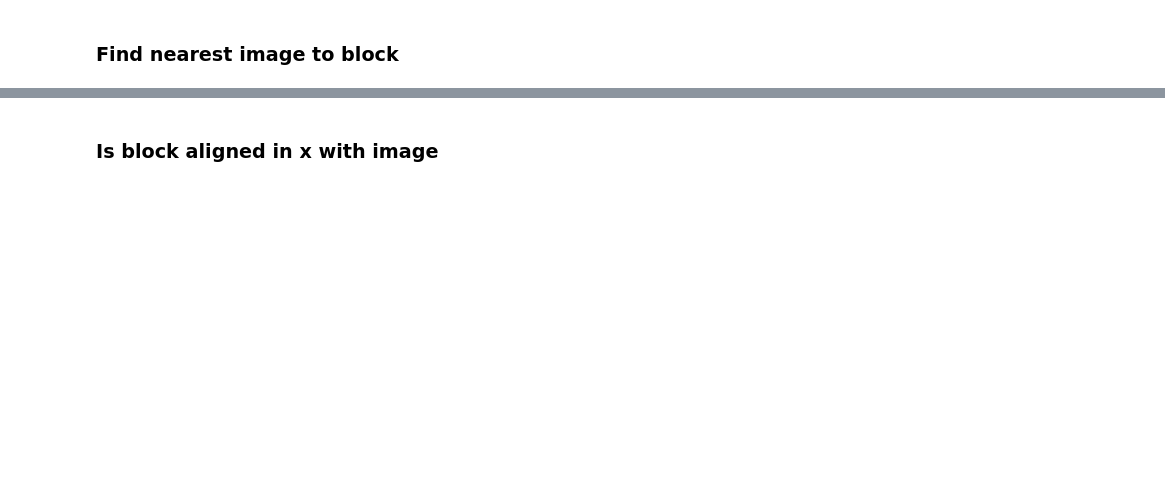
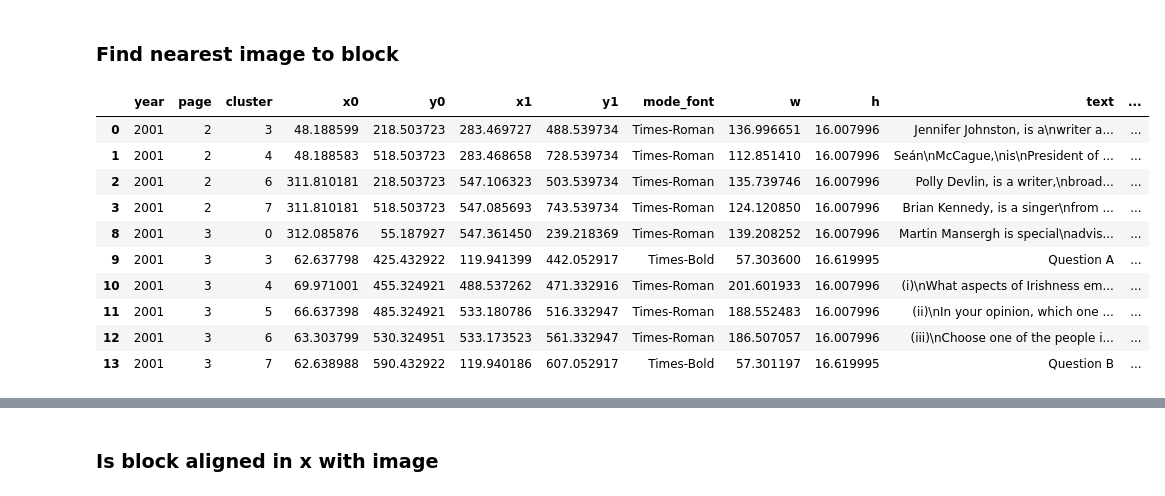
Before and after one commit to DSP-Tan/ogham-cloud, a Jupyter notebook: pdf_scraper/labelling/interactive_caption_label.ipynb, the cells around one changed output, grey strips where cells are left out. Saved outputs shown, nothing was run; the diff lists cells and outputs as text; code cells hidden in the pictures; blank space fills up the shorter version.

```diff
--- a/pdf_scraper/labelling/interactive_caption_label.ipynb
+++ b/pdf_scraper/labelling/interactive_caption_label.ipynb
@@ -194,10 +234,19 @@ agg_dict = {
     "text": lambda x: "\n".join(x.astype(str)),
     #"text": text_func,
     "font_size": "median",
-    "category": lambda x: x.mode().iat[0] if not x.mode().empty else None,
+    "category": lambda x: x.mode().iat[0] if not x.mode().empty else None
 }
 
-block_df =df.groupby(["year","page","cluster"]).agg(agg_dict).reset_index()
+new_col_aggs = {
+    "n_lines": ("x0", "count")
+}
+
+block_df            = df.groupby(["year","page","cluster"]).agg(agg_dict).reset_index()
+block_df["n_lines"] = df.groupby(["year","page","cluster"]).agg(n_lines=("x0","count")).values
+
+
+text_block_df  = block_df[block_df.category !="image"].copy()
+image_block_df = block_df[block_df.category =="image"].copy()
 # %%
 block_df.loc[(block_df.category=="image"), "h"]  = block_df[block_df.category=="image"].y1 - block_df.loc[block_df.category=="image"].y0
 block_df.loc[(block_df.category=="image"), "w"]  = block_df[block_df.category=="image"].x1 - block_df.loc[block_df.category=="image"].x0
@@ -234,19 +306,38 @@ bbox   = row.x0, row.y0, row.x1, row.y1
 img_df = block_df[(block_df.category=="image") & (block_df.year==year) & (block_df.page==page)].copy()
 
 img_df["dx"] =img_df.apply( lambda x: bbox_horiz_dist(bbox, (x.x0, x.y0, x.x1, x.y1) ), axis=1)
-img_df[img_df.dx==0].index
+indices = img_df[img_df.dx==0].index
+indices.shape[0]
 # %%
 def get_overlapping_image_indices(row, block_df):
     """
     Note: These images must be from the same year as the bbox.
     """
-    year   = row.year
-    page   = row.page
+    row_year  = (block_df.year == row.year)
+    row_page  = (block_df.page == row.page)
+    is_image  = (block_df.category=="image")
+
     bbox   = row.x0, row.y0, row.x1, row.y1
-    img_df = block_df[(block_df.category=="image") & (block_df.year==year) & (block_df.page==page)].copy()
+    img_df = block_df[ is_image & row_page & row_year ].copy()
 
     img_df["dx"] = img_df.apply( lambda x: bbox_horiz_dist(bbox, (x.x0, x.y0, x.x1, x.y1) ) , axis=1)
     indices = img_df[img_df.dx==0].index
     return indices
 # %%
-text_block_df = block_df[block_df.category !="image"].copy()
+text_block_df["im_ovs"]=text_block_df.apply(lambda x: get_overlapping_image_indices(x, block_df).shape[0], axis=1)
+
+all_ovs = text_block_df.apply(lambda x: get_overlapping_image_indices(x, block_df), axis=1)
+text_block_df["img_ov"] = all_ovs.apply( lambda x: True if len(x)>0 else False)
+text_block_df.head(10)
+# %% [output]
+|  | year | page | cluster | x0 | y0 | x1 | y1 | mode_font | w | h | text | ... |
+| 0 | 2001 | 2 | 3 | 48.188599 | 218.503723 | 283.469727 | 488.539734 | Times-Roman | 136.996651 | 16.007996 | Jennifer Johnston, is a\nwriter a... | ... |
+| 1 | 2001 | 2 | 4 | 48.188583 | 518.503723 | 283.468658 | 728.539734 | Times-Roman | 112.851410 | 16.007996 | Seán\nMcCague,\nis\nPresident of ... | ... |
+| 2 | 2001 | 2 | 6 | 311.810181 | 218.503723 | 547.106323 | 503.539734 | Times-Roman | 135.739746 | 16.007996 | Polly Devlin, is a writer,\nbroad... | ... |
+| 3 | 2001 | 2 | 7 | 311.810181 | 518.503723 | 547.085693 | 743.539734 | Times-Roman | 124.120850 | 16.007996 | Brian Kennedy, is a singer\nfrom ... | ... |
+| 8 | 2001 | 3 | 0 | 312.085876 | 55.187927 | 547.361450 | 239.218369 | Times-Roman | 139.208252 | 16.007996 | Martin Mansergh is special\nadvis... | ... |
+| 9 | 2001 | 3 | 3 | 62.637798 | 425.432922 | 119.941399 | 442.052917 | Times-Bold | 57.303600 | 16.619995 | Question A | ... |
+| 10 | 2001 | 3 | 4 | 69.971001 | 455.324921 | 488.537262 | 471.332916 | Times-Roman | 201.601933 | 16.007996 | (i)\nWhat aspects of Irishness em... | ... |
+| 11 | 2001 | 3 | 5 | 66.637398 | 485.324921 | 533.180786 | 516.332947 | Times-Roman | 188.552483 | 16.007996 | (ii)\nIn your opinion, which one ... | ... |
+| 12 | 2001 | 3 | 6 | 63.303799 | 530.324951 | 533.173523 | 561.332947 | Times-Roman | 186.507057 | 16.007996 | (iii)\nChoose one of the people i... | ... |
+| 13 | 2001 | 3 | 7 | 62.638988 | 590.432922 | 119.940186 | 607.052917 | Times-Bold | 57.301197 | 16.619995 | Question B | ... |
```
Also changed, not shown: parts of 21 cells of this notebook.
